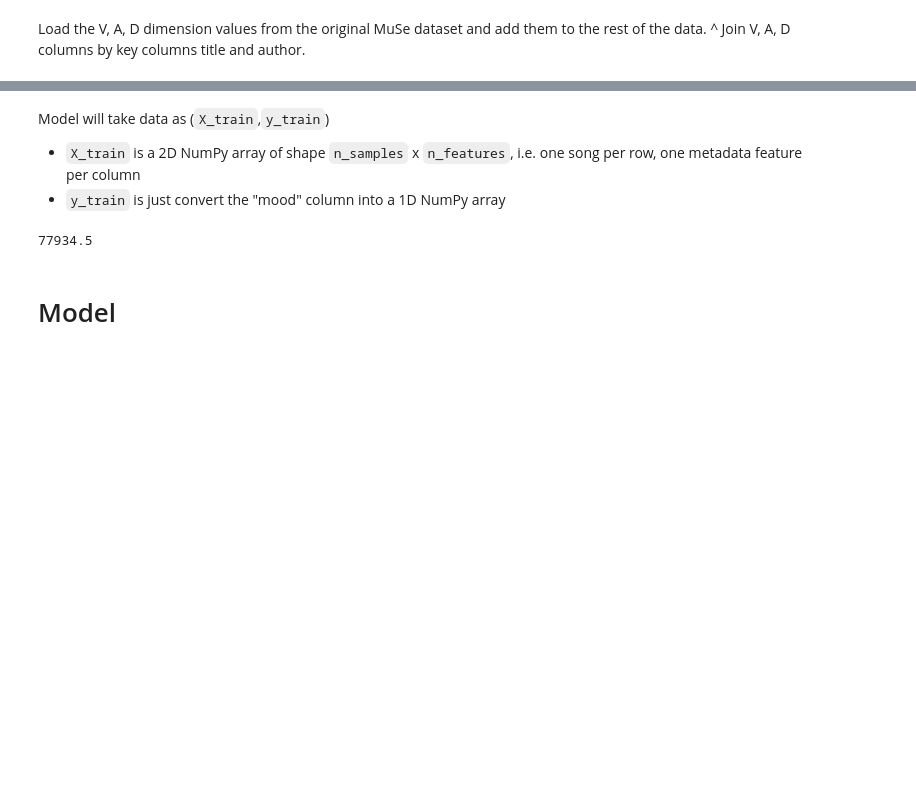
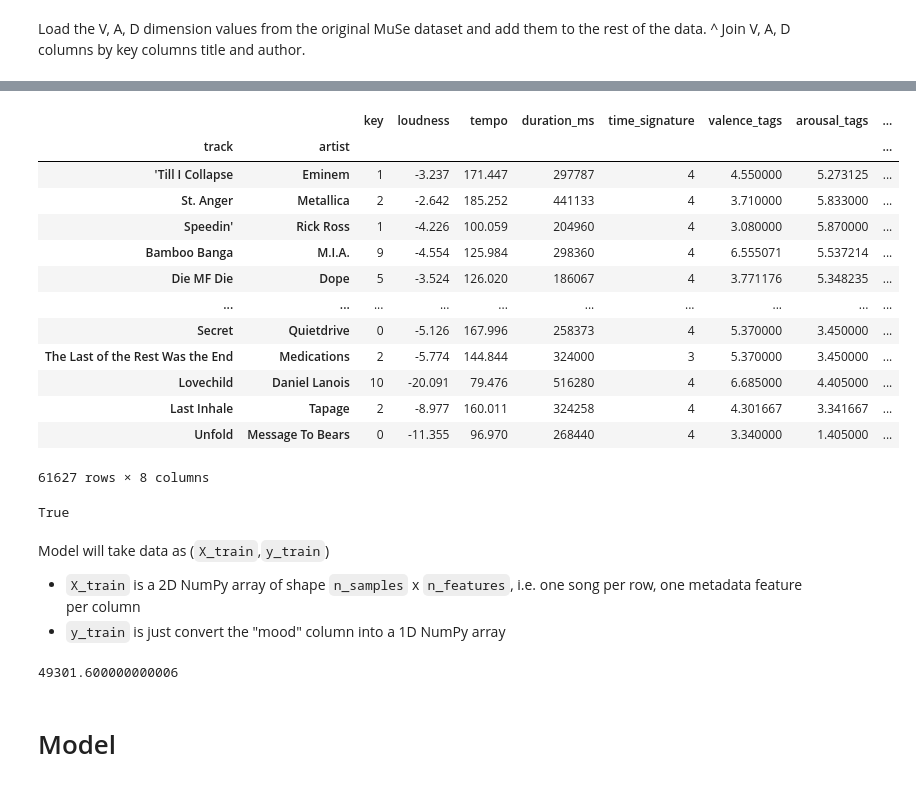
Before and after one commit to ApplesDaddy/CMPT353Project, a Jupyter notebook: regression_Colab.ipynb, the cells around one changed output, grey strips where cells are left out. Drawn from its saved outputs; the diff is of its cells as text; code cells hidden in the pictures; blank space fills up the shorter version.

```diff
--- a/regression_Colab.ipynb
+++ b/regression_Colab.ipynb
@@ -94,6 +100,9 @@ Load the V, A, D dimension values from the original MuSe dataset and add them to
 # %%
 import pandas as pd
 
+LABELS_COLS = ['valence_tags', 'arousal_tags', 'dominance_tags']
+
 orig_dataset = pd.read_csv("datasets/muse_v3.csv")
-orig_dataset.columns
-orig_dataset.set_index("track", inplace=True)
+orig_dataset = pd.read_csv("datasets/muse_v3.csv", usecols=["track", "artist"]+LABELS_COLS)
+orig_dataset.set_index(["track", "artist"], inplace=True)
+orig_dataset
@@ -100,6 +124,28 @@ orig_dataset.set_index("track", inplace=True)
 # %%
 VAL_COLS = ["valence_tags","arousal_tags","dominance_tags"]
-songs_df = songs_df.join(orig_dataset[VAL_COLS], how="inner")
+songs_df = songs_df.join(orig_dataset, how="inner")
+# %%
+songs_df
+# %% [output]
+|  |  | key | loudness | tempo | duration_ms | time_signature | valence_tags | arousal_tags | ... |
+| track | artist |  |  |  |  |  |  |  | ... |
+| 'Till I Collapse | Eminem | 1 | -3.237 | 171.447 | 297787 | 4 | 4.550000 | 5.273125 | ... |
+| St. Anger | Metallica | 2 | -2.642 | 185.252 | 441133 | 4 | 3.710000 | 5.833000 | ... |
+| Speedin' | Rick Ross | 1 | -4.226 | 100.059 | 204960 | 4 | 3.080000 | 5.870000 | ... |
+| Bamboo Banga | M.I.A. | 9 | -4.554 | 125.984 | 298360 | 4 | 6.555071 | 5.537214 | ... |
+| Die MF Die | Dope | 5 | -3.524 | 126.020 | 186067 | 4 | 3.771176 | 5.348235 | ... |
+| ... | ... | ... | ... | ... | ... | ... | ... | ... | ... |
+| Secret | Quietdrive | 0 | -5.126 | 167.996 | 258373 | 4 | 5.370000 | 3.450000 | ... |
+| The Last of the Rest Was the End | Medications | 2 | -5.774 | 144.844 | 324000 | 3 | 5.370000 | 3.450000 | ... |
+| Lovechild | Daniel Lanois | 10 | -20.091 | 79.476 | 516280 | 4 | 6.685000 | 4.405000 | ... |
+| Last Inhale | Tapage | 2 | -8.977 | 160.011 | 324258 | 4 | 4.301667 | 3.341667 | ... |
+| Unfold | Message To Bears | 0 | -11.355 | 96.970 | 268440 | 4 | 3.340000 | 1.405000 | ... |
+61627 rows × 8 columns
+# %%
+# Check for duplicates
+songs_df.index.is_unique
+# %% [output]
+True
 # %% [markdown]
 Model will take data as (`X_train`,`y_train`)
 - `X_train` is a 2D NumPy array of shape `n_samples` x `n_features`, i.e. one song per row, one metadata feature per column
@@ -108,9 +154,9 @@ Model will take data as (`X_train`,`y_train`)
 # How much should we take for training, testing?
 songs_df.index.size
 
-0.7 * songs_df.index.size
+0.8 * songs_df.index.size
 # %% [output]
-77934.5
+49301.600000000006
 # %%
 import numpy as np
 from sklearn.model_selection import train_test_split
```
Also changed, not shown: parts of 24 cells of this notebook.
